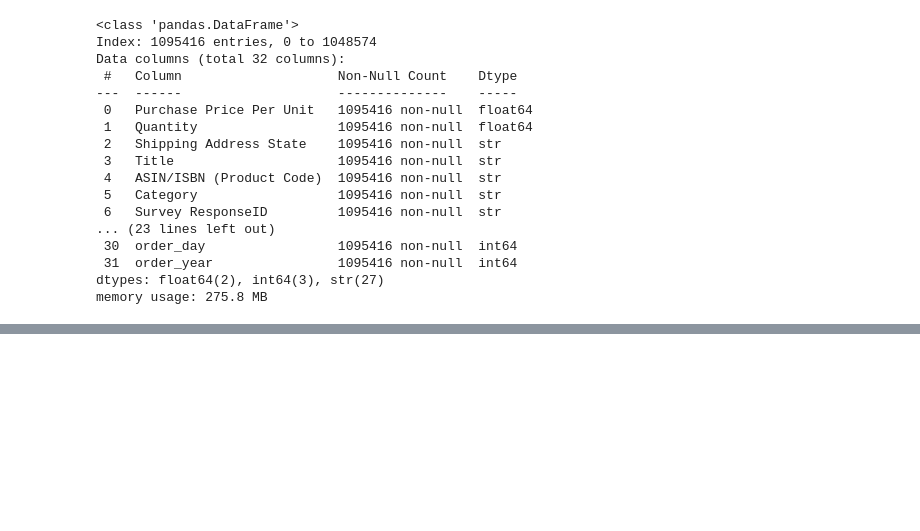
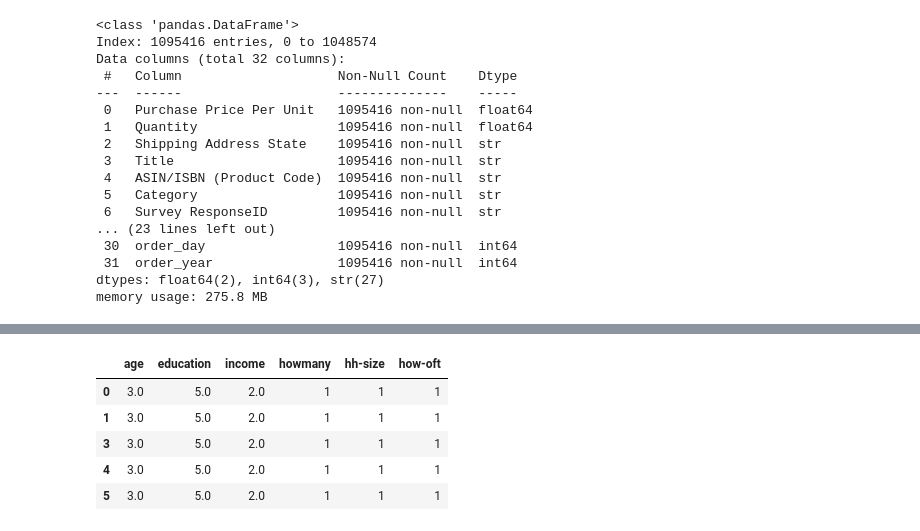
Before and after one commit to SU-IST707-SP26/group-project-bas-team, a Jupyter notebook: work/03-data-merge-and-cleaning.ipynb, the cells around one changed output, grey strips where cells are left out. Saved outputs shown, nothing was run; the diff lists cells and outputs as text; code cells hidden in the pictures; blank space fills up the shorter version.

```diff
--- a/work/03-data-merge-and-cleaning.ipynb
+++ b/work/03-data-merge-and-cleaning.ipynb
@@ -337,3 +337,70 @@ dtypes: float64(2), int64(3), str(27)
 memory usage: 275.8 MB
 # %%
 # Encoding Categorical Data
+# Dropping features not relevant to predicting purchase behavior
+
+cols_to_drop = [
+    'Survey ResponseID',
+    'sell-YOUR-data',
+    'sell-consumer-data',
+    'small-biz-use',
+    'census-use',
+    'research-society'
+]
+
+data = data.drop(columns=cols_to_drop)
+# %%
+# Ordinal encoding for columns where the categories have an order
+ordinal_mappings = {
+    'age': {
+        '18 - 24 years': 1,
+        '25 - 34 years': 2,
+        '35 - 44 years': 3,
+        '45 - 54 years': 4,
+        '55 - 64 years': 5,
+        '65 or more years': 6
+    },
+    'education': {
+        'Less than high school': 1,
+        'High school graduate': 2,
+        'Some college': 3,
+        'Associate degree': 4,
+        'Bachelor\'s degree': 5,
+        'Graduate degree': 6
+    },
+    'income': {
+        'Less than $25,000': 1,
+        '$25,000 - $49,999': 2,
+        '$50,000 - $74,999': 3,
+        '$75,000 - $99,999': 4,
+        '$100,000 - $149,999': 5,
+        '$150,000 or more': 6
+    },
+    'howmany': {
+        '1 (just me!)': 1,
+        '2': 2,
+        '3': 3,
+        '4+': 4
+    },
+    'hh-size': {
+        '1 (just me!)': 1,
+        '2': 2,
+        '3': 3,
+        '4+': 4
+    },
+    'how-oft': {
+        'Less than 5 times per month': 1,
+        '5 - 10 times per month': 2,
+        'More than 10 times per month': 3
+    }
+}
+
+for col, mapping in ordinal_mappings.items():
+    data[col] = data[col].map(mapping)
+    unmapped = data[col].isna().sum()
+    if unmapped > 0:
+        print(f"Warning: {unmapped} unmapped values in '{col}' — check category strings match exactly")
+
+print("Ordinal encoding complete.")
+data[list(ordinal_mappings.keys())].head()
+# %% [output]
@@ -339,0 +411,6 @@ memory usage: 275.8 MB
+|  | age | education | income | howmany | hh-size | how-oft |
+| 0 | 3.0 | 5.0 | 2.0 | 1 | 1 | 1 |
+| 1 | 3.0 | 5.0 | 2.0 | 1 | 1 | 1 |
+| 3 | 3.0 | 5.0 | 2.0 | 1 | 1 | 1 |
+| 4 | 3.0 | 5.0 | 2.0 | 1 | 1 | 1 |
+| 5 | 3.0 | 5.0 | 2.0 | 1 | 1 | 1 |
```
Also changed, not shown: parts of 6 cells of this notebook, 3 other files.
